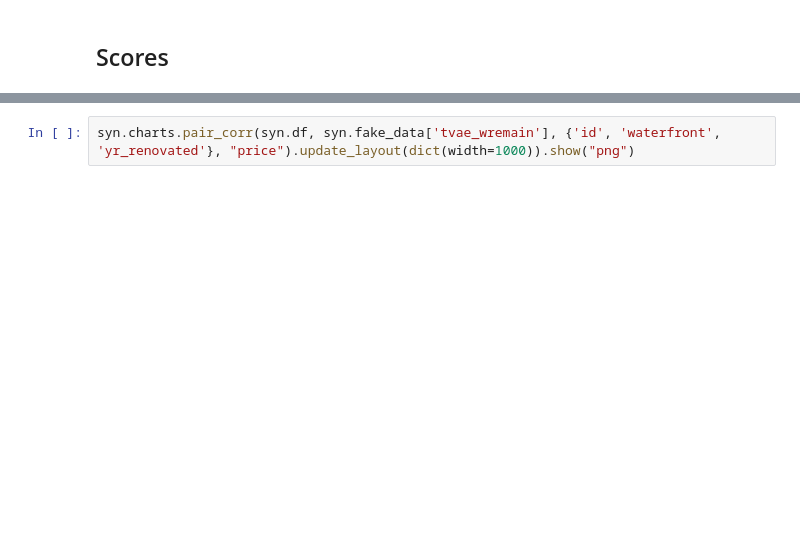
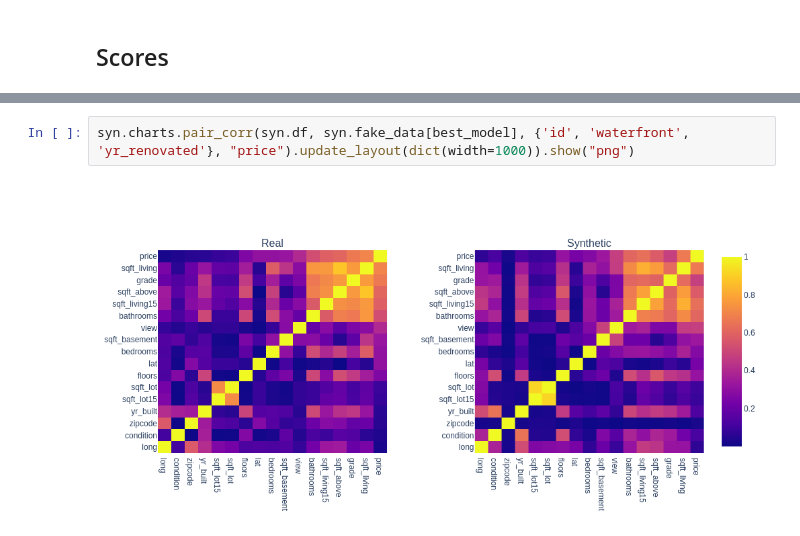
Before and after one commit to gvillarroel/synthetic-data-for-text, a Jupyter notebook: notebooks/kingcounty.ipynb, the cells around one changed output, grey strips where cells are left out. Drawn from its saved outputs; the diff is of its cells as text; blank space fills up the shorter version.

```diff
--- a/notebooks/kingcounty.ipynb
+++ b/notebooks/kingcounty.ipynb
@@ -103,2 +115,4 @@ for fig in syn.get_charts(best_model, {'date', 'id', 'zipcode', 'lat', 'long', '
 # %%
-syn.charts.pair_corr(syn.df, syn.fake_data['tvae_wremain'], {'id', 'waterfront', 'yr_renovated'}, "price").update_layout(dict(width=1000)).show("png")
+syn.charts.pair_corr(syn.df, syn.fake_data[best_model], {'id', 'waterfront', 'yr_renovated'}, "price").update_layout(dict(width=1000)).show("png")
+# %% [output]
+[figure, added]
```
Also changed, not shown: parts of 8 cells of this notebook, 7 other files.
